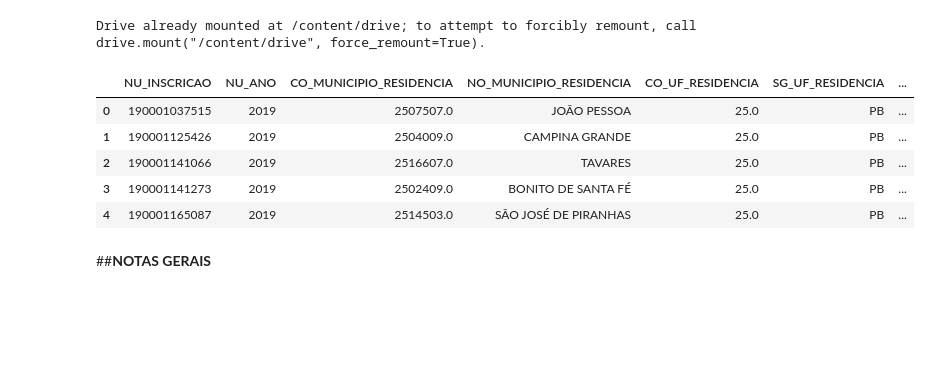
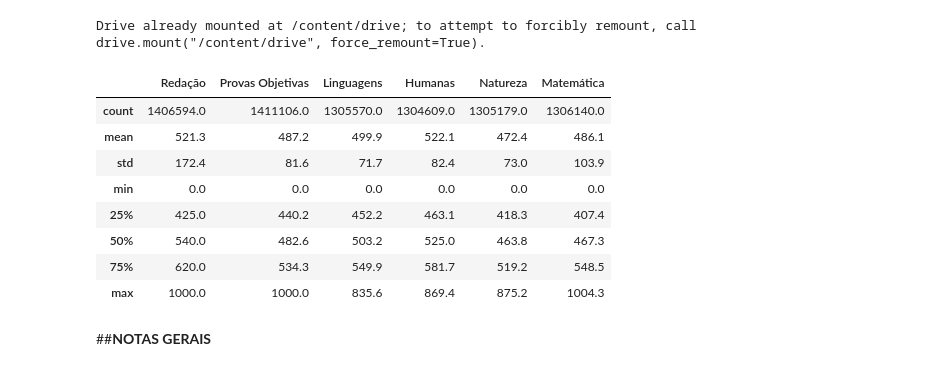
Before and after one commit to mariaeco/ICD_project_Maria, a Jupyter notebook: PerfilDesempenho_PB.ipynb, the cells around one changed output. Saved outputs shown, nothing was run; the diff lists cells and outputs as text; code cells hidden in the pictures; blank space fills up the shorter version.

```diff
--- a/PerfilDesempenho_PB.ipynb
+++ b/PerfilDesempenho_PB.ipynb
@@ -21,22 +21,33 @@ warnings.filterwarnings('ignore')
 # %%
 #@title
 dfEscola = pd.read_csv('https://github.com/mariaeco/Projeto_IntroducaoCienciasdeDados_UFPB/blob/main/DADOS/ENEM_POR_ESCOLA_PB_1998-2019.zip?raw=true', compression = 'zip', sep=',')
 dfEscola.drop([0],inplace=True) #primeira linha ta entrando com os nomes do index 'mean'(vindo da criaçao da tabela no arquivo 'ProjetoICD_OrganizacaoDadosTemporal.ipynb')
 df = pd.read_csv('/content/drive/MyDrive/Colab Notebooks/DadosEnem/ENEM_PB_1998_2019.csv',sep=',')
 df['Internet'] = np.where(df['Internet'] == 0, "Não", "Sim")
 df['Computador'] = np.where(df['Computador'] == 0, "Não", "Sim")
 df['Celular'] = np.where(df['Celular'] == 0, "Não", "Sim")
 
 dfEscola =dfEscola.query('NU_ANO>2002')
 df =df.query('NU_ANO>2002')
-df.head()
+
+sumario = df[['NU_NOTA_REDACAO','NU_NOTA_OBJETIVA','NU_NOTA_LC','NU_NOTA_CH','NU_NOTA_CN','NU_NOTA_MT']].describe().round(1)
+sumario.rename(columns = {'NU_NOTA_REDACAO':'Redação',
+                          'NU_NOTA_OBJETIVA': 'Provas Objetivas',
+                          'NU_NOTA_LC': 'Linguagens',
+                          'NU_NOTA_CH': 'Humanas',
+                          'NU_NOTA_CN':'Natureza',
+                          'NU_NOTA_MT':'Matemática' }, inplace = True)
+sumario
 # %% [output]
-|  | NU_INSCRICAO | NU_ANO | CO_MUNICIPIO_RESIDENCIA | NO_MUNICIPIO_RESIDENCIA | CO_UF_RESIDENCIA | SG_UF_RESIDENCIA | ... |
-| 0 | 190001037515 | 2019 | 2507507.0 | JOÃO PESSOA | 25.0 | PB | ... |
-| 1 | 190001125426 | 2019 | 2504009.0 | CAMPINA GRANDE | 25.0 | PB | ... |
-| 2 | 190001141066 | 2019 | 2516607.0 | TAVARES | 25.0 | PB | ... |
-| 3 | 190001141273 | 2019 | 2502409.0 | BONITO DE SANTA FÉ | 25.0 | PB | ... |
-| 4 | 190001165087 | 2019 | 2514503.0 | SÃO JOSÉ DE PIRANHAS | 25.0 | PB | ... |
+|  | Redação | Provas Objetivas | Linguagens | Humanas | Natureza | Matemática |
+| count | 1406594.0 | 1411106.0 | 1305570.0 | 1304609.0 | 1305179.0 | 1306140.0 |
+| mean | 521.3 | 487.2 | 499.9 | 522.1 | 472.4 | 486.1 |
+| std | 172.4 | 81.6 | 71.7 | 82.4 | 73.0 | 103.9 |
+| min | 0.0 | 0.0 | 0.0 | 0.0 | 0.0 | 0.0 |
+| 25% | 425.0 | 440.2 | 452.2 | 463.1 | 418.3 | 407.4 |
+| 50% | 540.0 | 482.6 | 503.2 | 525.0 | 463.8 | 467.3 |
+| 75% | 620.0 | 534.3 | 549.9 | 581.7 | 519.2 | 548.5 |
+| max | 1000.0 | 1000.0 | 835.6 | 869.4 | 875.2 | 1004.3 |
 # %% [markdown]
 ##**NOTAS GERAIS**
 # %%
```
